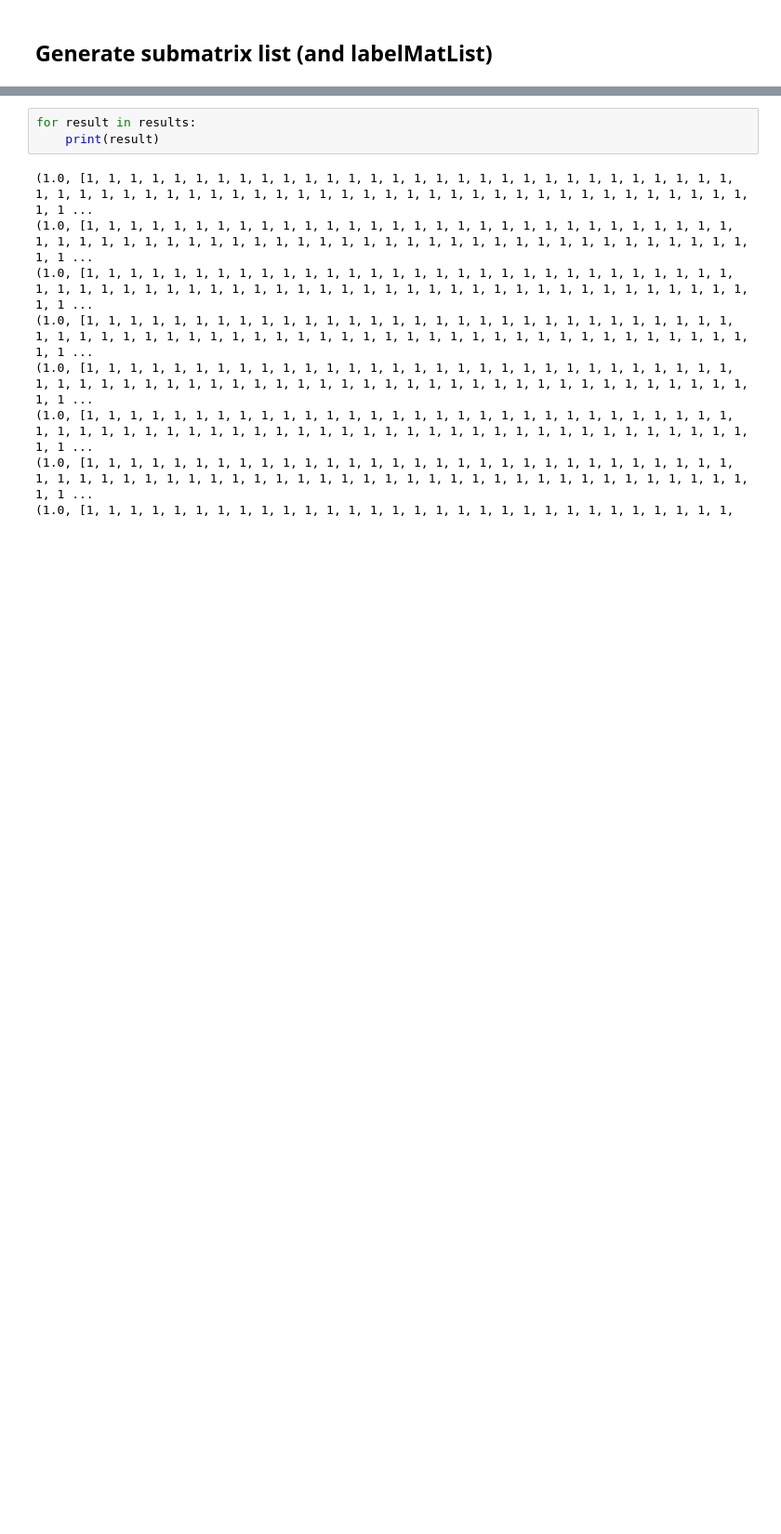
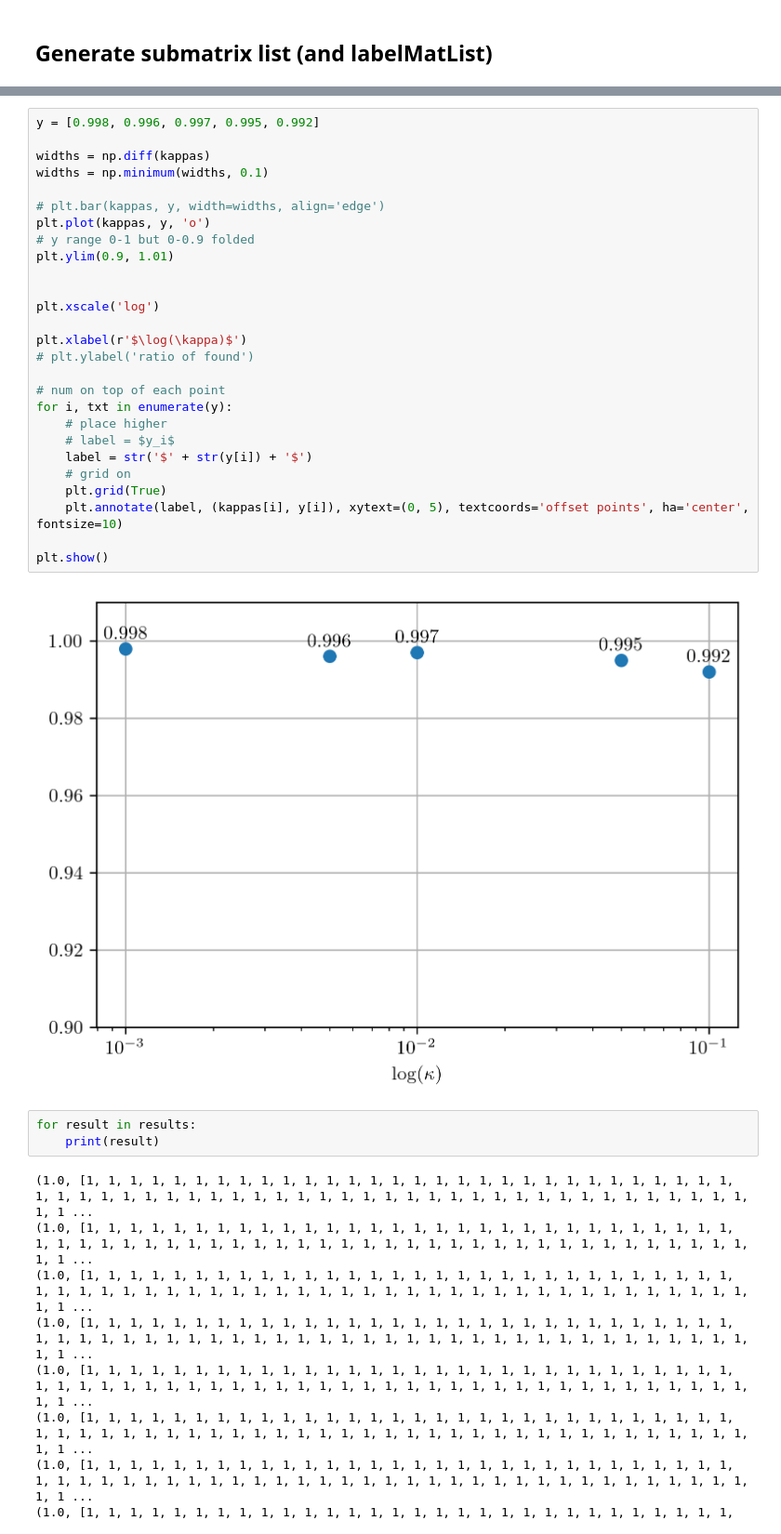
Before and after one commit to wzh4464/big_matrix_cocluster, a Jupyter notebook: main.ipynb, the cells around one changed output, grey strips where cells are left out. Shown at 93% size. Cells and saved outputs as stored; diff of their text form; blank space fills up the shorter version.

```diff
--- a/main.ipynb
+++ b/main.ipynb
@@ -166,3 +196,32 @@ timeB:  1.5722737312316895
+# %%
+y = [0.998, 0.996, 0.997, 0.995, 0.992]
+
+widths = np.diff(kappas)
+widths = np.minimum(widths, 0.1)
+
+# plt.bar(kappas, y, width=widths, align='edge')
+plt.plot(kappas, y, 'o')
+# y range 0-1 but 0-0.9 folded
+plt.ylim(0.9, 1.01)
+
+
+plt.xscale('log')
+
+plt.xlabel(r'$\log(\kappa)$')
+# plt.ylabel('ratio of found')
+
+# num on top of each point
+for i, txt in enumerate(y):
+    # place higher
+    # label = $y_i$
+    label = str('$' + str(y[i]) + '$')
+    # grid on
+    plt.grid(True)
+    plt.annotate(label, (kappas[i], y[i]), xytext=(0, 5), textcoords='offset points', ha='center', fontsize=10)
+
+plt.show()
+# %% [output]
+[figure, added]
 # %%
 for result in results:
     print(result)
```
Also changed, not shown: parts of 4 cells of this notebook, 1 other file.
